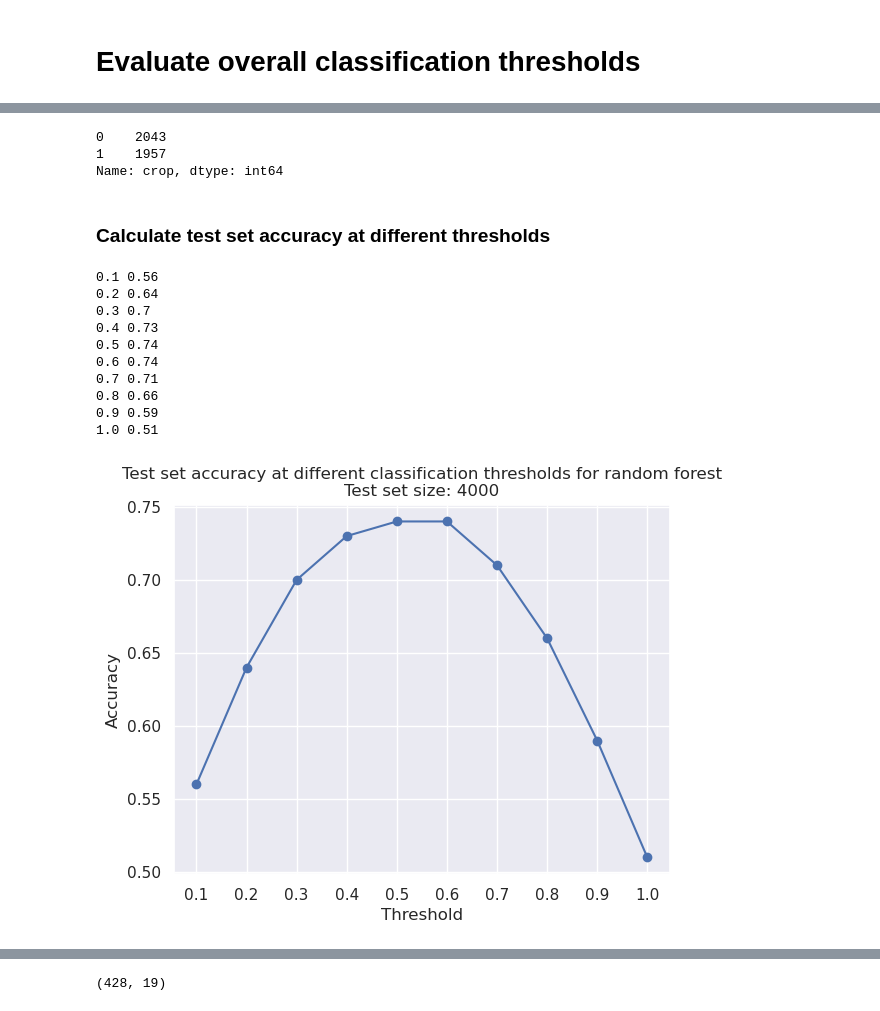
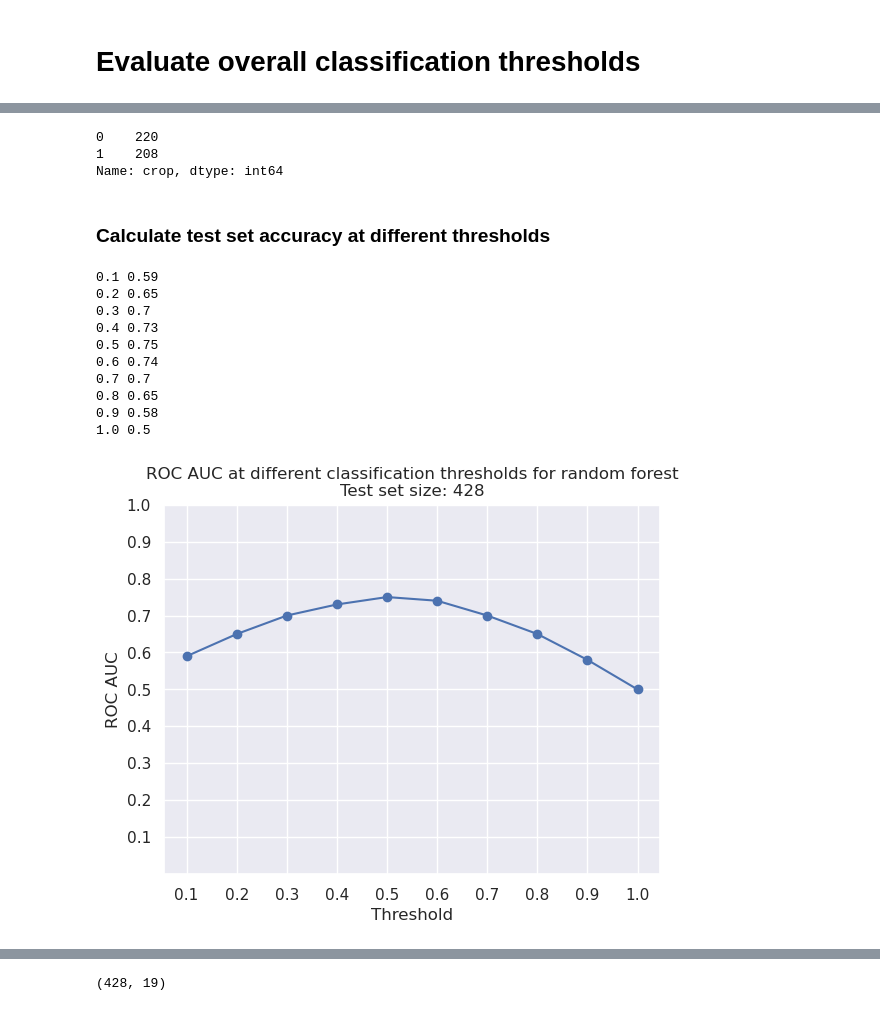
Before and after one commit to alexvmt/farm_plot_detection, a Jupyter notebook: evaluate_overall_classification_thresholds.ipynb, the cells around one changed output, grey strips where cells are left out. Saved outputs shown, nothing was run; the diff lists cells and outputs as text; code cells hidden in the pictures.

Commit message:
use same val and test sets

```diff
--- a/evaluate_overall_classification_thresholds.ipynb
+++ b/evaluate_overall_classification_thresholds.ipynb
@@ -13,4 +13,6 @@ import seaborn as sns
 sns.set_theme()
 # %%
 thresholds = np.arange(0.1,1.1,0.1)
+# %%
+metric = 'roc_auc'
 # %%
@@ -26,10 +60,18 @@ def calculate_accuracies(labels, class_probabilities, thresholds):
 # %%
-def plot_accuracies(model_name, accuracies, thresholds, test_set_size):
-    plt.plot(thresholds, accuracies, marker='o')
+def plot_metrics(model_name, metric_name, metrics, thresholds, subset, number_of_observations):
+
+    if metric_name == 'roc_auc':
+        metric_name = metric_name.replace('_', ' ').upper()
+    else:
+        metric_name = metric_name.capitalize()
+
+    plt.plot(thresholds, metrics, marker='o')
     plt.xticks(thresholds)
     plt.xlabel('Threshold')
-    plt.ylabel('Accuracy')
-    plt.title(f'Test set accuracy at different classification thresholds for {model_name}\nTest set size: {test_set_size}')
+    plt.ylim(0, 1)
+    plt.yticks(thresholds)
+    plt.ylabel(metric_name)
+    plt.title(f'{metric_name} at different classification thresholds for {model_name}\n{subset.capitalize()} set size: {number_of_observations}')
     plt.show()
 # %% [markdown]
 ## Evaluate random forest
@@ -44,7 +127,7 @@ directory = '../processed_data/classification_threshold_evaluation/random_forest
 # %%
-file = 'predicted_class_probabilities.csv'
+file = 'predicted_class_probabilities_test.csv'
 path = os.path.join(directory, file)
-predicted_class_probabilities = pd.read_csv(path)
-print(predicted_class_probabilities.shape)
-predicted_class_probabilities.head()
+predicted_class_probabilities_test = pd.read_csv(path)
+print(predicted_class_probabilities_test.shape)
+predicted_class_probabilities_test.head()
 # %% [output]
@@ -58,28 +141,28 @@ predicted_class_probabilities.head()
 # %%
-predicted_class_probabilities['crop'].value_counts()
+predicted_class_probabilities_test['crop'].value_counts()
 # %% [output]
-0    2043
-1    1957
+0    220
+1    208
 Name: crop, dtype: int64
 # %% [markdown]
 ### Calculate test set accuracy at different thresholds
 # %%
-accuracies_rf = calculate_accuracies(predicted_class_probabilities['crop'], predicted_class_probabilities['classification'], thresholds)
+accuracies_rf = calculate_metrics(metric, predicted_class_probabilities_test['crop'], predicted_class_probabilities_test['classification'], thresholds)
 # %% [output]
-0.1 0.56
-0.2 0.64
+0.1 0.59
+0.2 0.65
 0.3 0.7
 0.4 0.73
-0.5 0.74
+0.5 0.75
 0.6 0.74
-0.7 0.71
-0.8 0.66
-0.9 0.59
-1.0 0.51
+0.7 0.7
+0.8 0.65
+0.9 0.58
+1.0 0.5
 # %%
-plot_accuracies('random forest', accuracies_rf, thresholds, predicted_class_probabilities.shape[0])
+plot_metrics('random forest', metric, accuracies_rf, thresholds, 'test', predicted_class_probabilities_test.shape[0])
 # %% [output]
-[figure, old version]
+[figure, new version]
 # %% [markdown]
 ## Evaluate OpenMapFlow model
 
```
Also changed, not shown: parts of 22 cells of this notebook.
